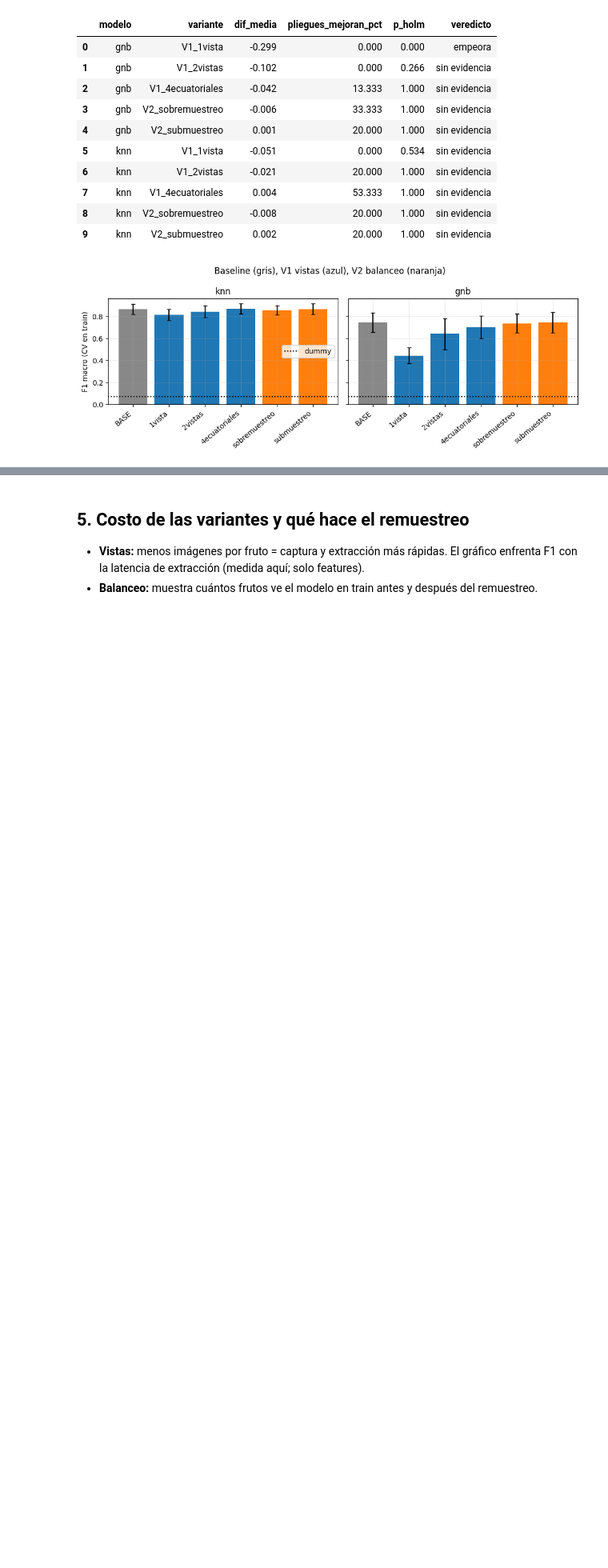
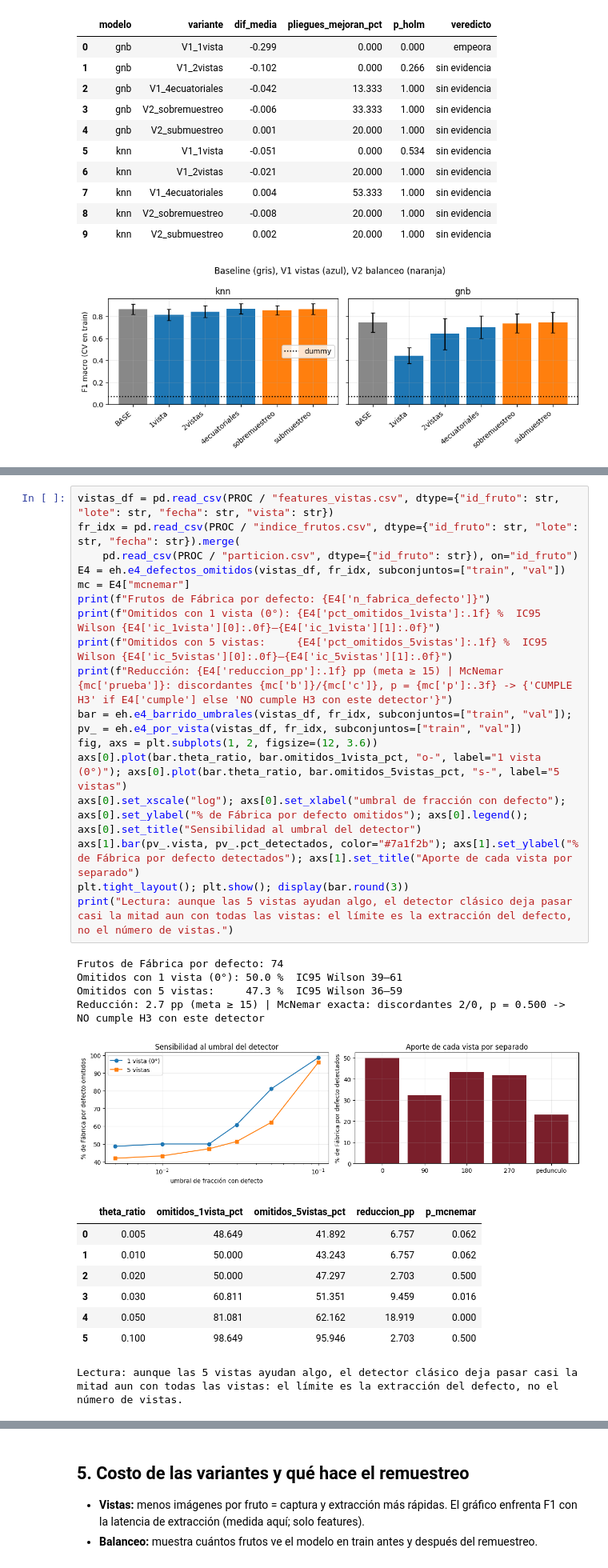
Before and after one commit to angeljoel1218/LemonQualityClassification, a Jupyter notebook: notebooks/Baseline_basico.ipynb, the cells around one changed output, grey strips where cells are left out. Shown at 80% size. Cells and saved outputs as stored; diff of their text form; blank space fills up the shorter version.

```diff
--- a/notebooks/Baseline_basico.ipynb
+++ b/notebooks/Baseline_basico.ipynb
@@ -136,0 +188,31 @@ if HAY_CLASES:
+# %%
+vistas_df = pd.read_csv(PROC / "features_vistas.csv", dtype={"id_fruto": str, "lote": str, "fecha": str, "vista": str})
+fr_idx = pd.read_csv(PROC / "indice_frutos.csv", dtype={"id_fruto": str, "lote": str, "fecha": str}).merge(
+    pd.read_csv(PROC / "particion.csv", dtype={"id_fruto": str}), on="id_fruto")
+E4 = eh.e4_defectos_omitidos(vistas_df, fr_idx, subconjuntos=["train", "val"])
+mc = E4["mcnemar"]
+print(f"Frutos de Fábrica por defecto: {E4['n_fabrica_defecto']}")
+print(f"Omitidos con 1 vista (0°): {E4['pct_omitidos_1vista']:.1f} %  IC95 Wilson {E4['ic_1vista'][0]:.0f}–{E4['ic_1vista'][1]:.0f}")
+print(f"Omitidos con 5 vistas:     {E4['pct_omitidos_5vistas']:.1f} %  IC95 Wilson {E4['ic_5vistas'][0]:.0f}–{E4['ic_5vistas'][1]:.0f}")
+print(f"Reducción: {E4['reduccion_pp']:.1f} pp (meta ≥ 15) | McNemar {mc['prueba']}: discordantes {mc['b']}/{mc['c']}, p = {mc['p']:.3f} -> {'CUMPLE H3' if E4['cumple'] else 'NO cumple H3 con este detector'}")
+bar = eh.e4_barrido_umbrales(vistas_df, fr_idx, subconjuntos=["train", "val"]); pv_ = eh.e4_por_vista(vistas_df, fr_idx, subconjuntos=["train", "val"])
+fig, axs = plt.subplots(1, 2, figsize=(12, 3.6))
+axs[0].plot(bar.theta_ratio, bar.omitidos_1vista_pct, "o-", label="1 vista (0°)"); axs[0].plot(bar.theta_ratio, bar.omitidos_5vistas_pct, "s-", label="5 vistas")
+axs[0].set_xscale("log"); axs[0].set_xlabel("umbral de fracción con defecto"); axs[0].set_ylabel("% de Fábrica por defecto omitidos"); axs[0].legend(); axs[0].set_title("Sensibilidad al umbral del detector")
+axs[1].bar(pv_.vista, pv_.pct_detectados, color="#7a1f2b"); axs[1].set_ylabel("% de Fábrica por defecto detectados"); axs[1].set_title("Aporte de cada vista por separado")
+plt.tight_layout(); plt.show(); display(bar.round(3))
+print("Lectura: aunque las 5 vistas ayudan algo, el detector clásico deja pasar casi la mitad aun con todas las vistas: el límite es la extracción del defecto, no el número de vistas.")
+# %% [output]
+Frutos de Fábrica por defecto: 74
+Omitidos con 1 vista (0°): 50.0 %  IC95 Wilson 39–61
+Omitidos con 5 vistas:     47.3 %  IC95 Wilson 36–59
+Reducción: 2.7 pp (meta ≥ 15) | McNemar exacta: discordantes 2/0, p = 0.500 -> NO cumple H3 con este detector
+[figure, added]
+|  | theta_ratio | omitidos_1vista_pct | omitidos_5vistas_pct | reduccion_pp | p_mcnemar |
+| 0 | 0.005 | 48.649 | 41.892 | 6.757 | 0.062 |
+| 1 | 0.010 | 50.000 | 43.243 | 6.757 | 0.062 |
+| 2 | 0.020 | 50.000 | 47.297 | 2.703 | 0.500 |
+| 3 | 0.030 | 60.811 | 51.351 | 9.459 | 0.016 |
+| 4 | 0.050 | 81.081 | 62.162 | 18.919 | 0.000 |
+| 5 | 0.100 | 98.649 | 95.946 | 2.703 | 0.500 |
+Lectura: aunque las 5 vistas ayudan algo, el detector clásico deja pasar casi la mitad aun con todas las vistas: el límite es la extracción del defecto, no el número de vistas.
```
Also changed, not shown: parts of 15 cells of this notebook, 32 other files.
